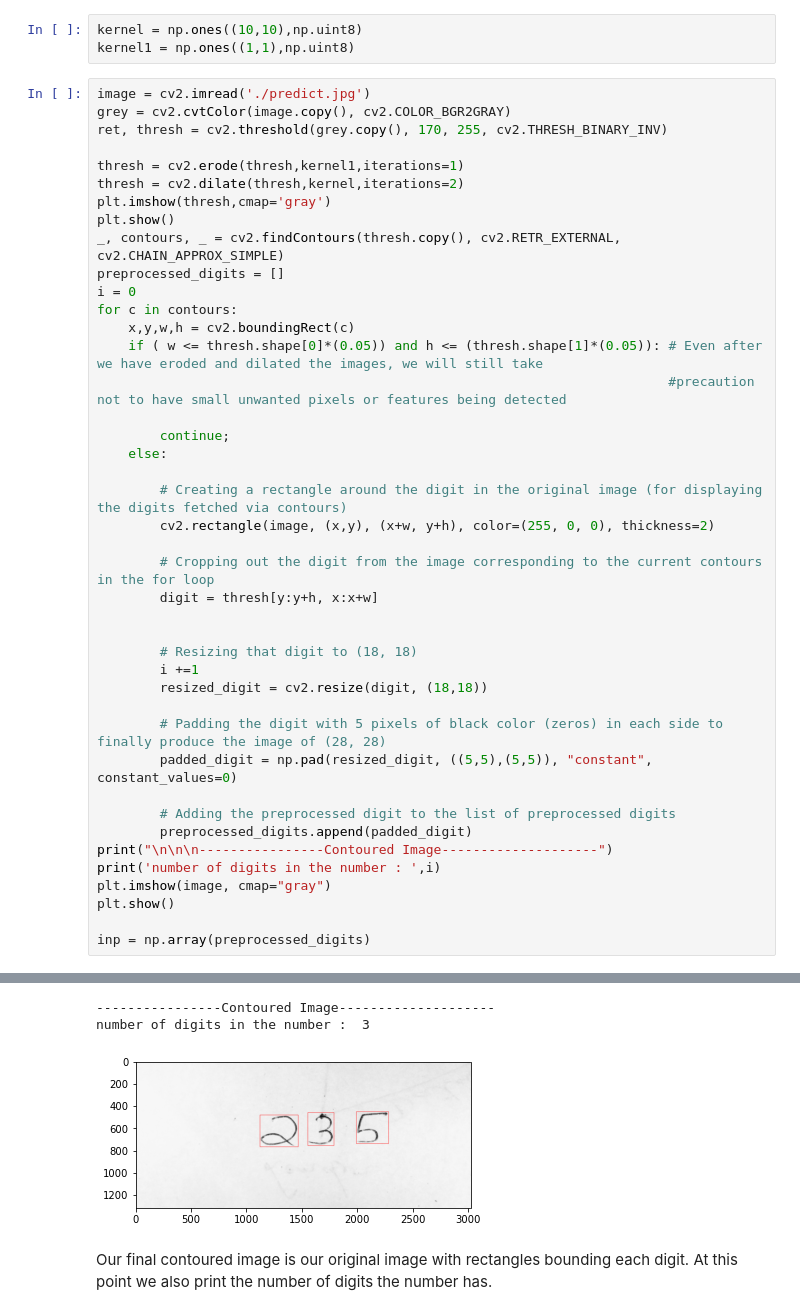
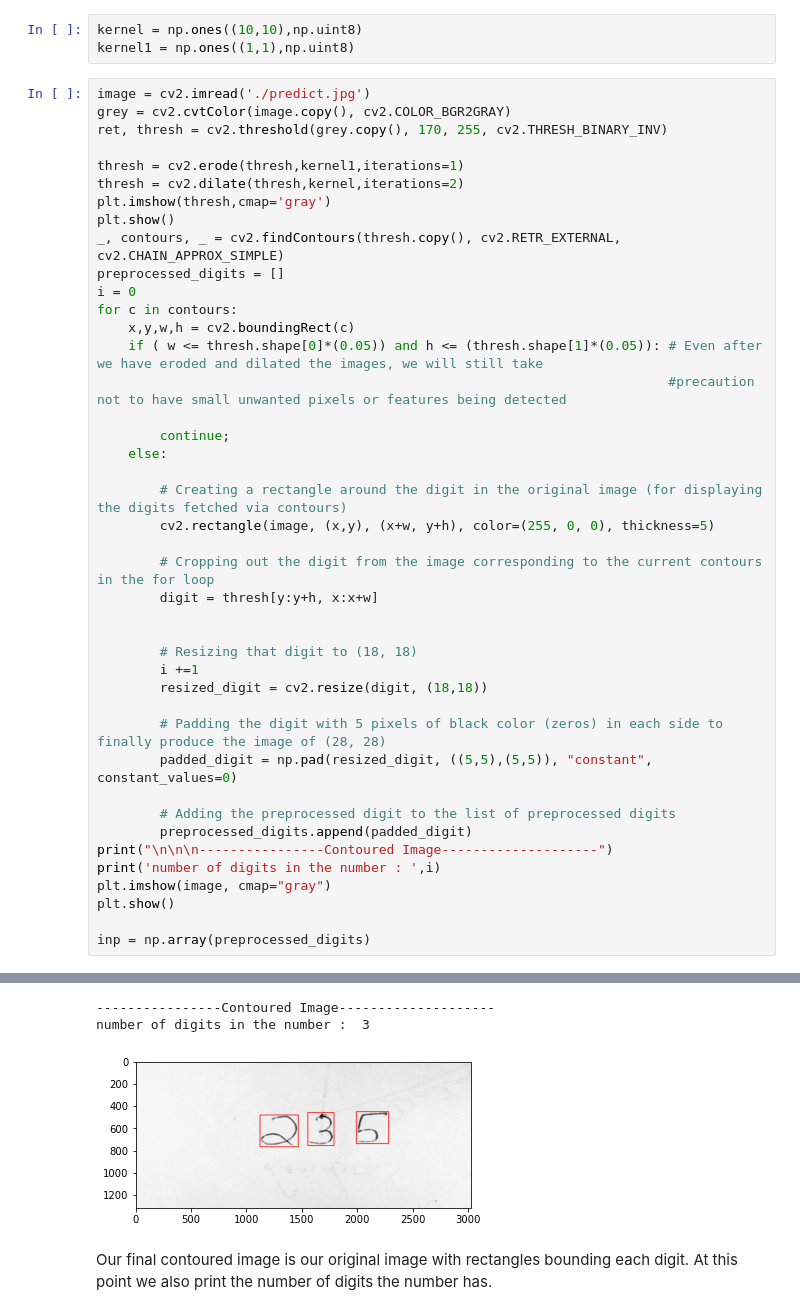
Before and after one commit to SharanSukesh/Multi-Digit-Detection-using-CNN, a Jupyter notebook: Multi-Digit Detection Using CNN.ipynb, the cells around one changed output, grey strips where cells are left out. Cells and saved outputs as stored; diff of their text form.

```diff
--- a/Multi-Digit Detection Using CNN.ipynb
+++ b/Multi-Digit Detection Using CNN.ipynb
@@ -183,35 +183,35 @@ for c in contours:
                                                                          #precaution not to have small unwanted pixels or features being detected
 
         continue;
     else:
 
         # Creating a rectangle around the digit in the original image (for displaying the digits fetched via contours)
-        cv2.rectangle(image, (x,y), (x+w, y+h), color=(255, 0, 0), thickness=2)
+        cv2.rectangle(image, (x,y), (x+w, y+h), color=(255, 0, 0), thickness=5)
 
         # Cropping out the digit from the image corresponding to the current contours in the for loop
         digit = thresh[y:y+h, x:x+w]
 
 
         # Resizing that digit to (18, 18)
         i +=1
         resized_digit = cv2.resize(digit, (18,18))
 
         # Padding the digit with 5 pixels of black color (zeros) in each side to finally produce the image of (28, 28)
         padded_digit = np.pad(resized_digit, ((5,5),(5,5)), "constant", constant_values=0)
 
         # Adding the preprocessed digit to the list of preprocessed digits
         preprocessed_digits.append(padded_digit)
 print("\n\n\n----------------Contoured Image--------------------")
 print('number of digits in the number : ',i)
 plt.imshow(image, cmap="gray")
 plt.show()
 
 inp = np.array(preprocessed_digits)
 # %% [output]
 [figure]
 ----------------Contoured Image--------------------
 number of digits in the number :  3
-[figure, old version]
+[figure, new version]
 # %% [markdown]
 Our final contoured image is our original image with rectangles bounding each digit. At this point we also print the number of digits the number has.
 # %% [markdown]
```
